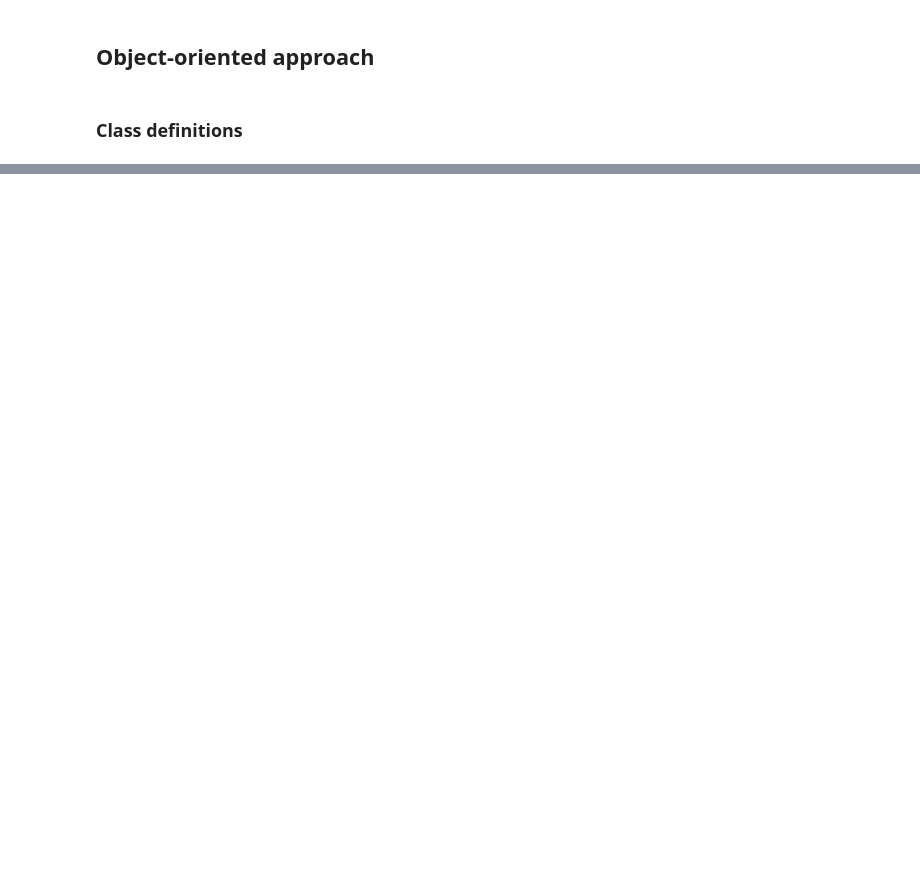
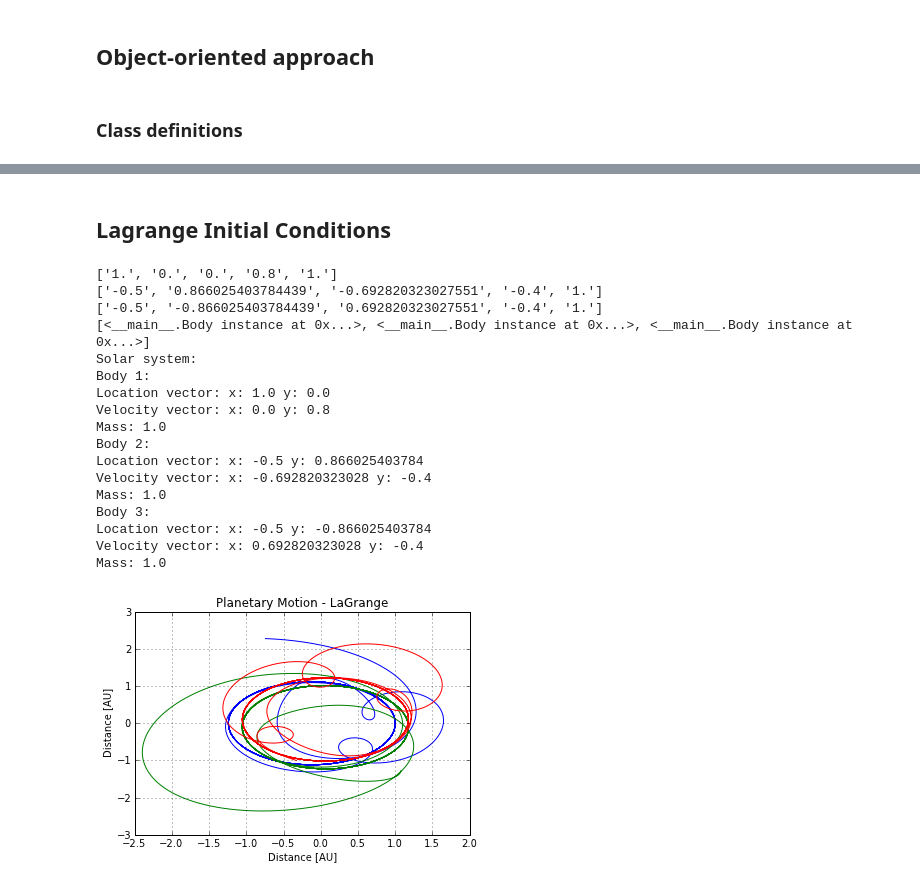
Before and after one commit to johnymontana/CSCI_577, a Jupyter notebook: Object_Oriented_nBody.ipynb, the cells around one changed output, grey strips where cells are left out. Cells and saved outputs as stored; diff of their text form; code cells hidden in the pictures; blank space fills up the shorter version.

```diff
--- a/Object_Oriented_nBody.ipynb
+++ b/Object_Oriented_nBody.ipynb
@@ -284,0 +266,34 @@ print y[:,9]
+# %% [markdown]
+## Lagrange Initial Conditions
+# %%
+world = BigBang("lagrange.dat")
+print world.solar_system
+f = Force(world.solar_system)
+time = linspace(0.0, 100, 2000)
+y=odeint(f, f.system.get_state(), time)
+plot(y[:,0], y[:,1])
+plot(y[:,4], y[:,5])
+plot(y[:,8], y[:,9])
+xlabel('Distance [AU]')
+ylabel('Distance [AU]')
+title('Planetary Motion - LaGrange')
+grid()
+# %% [output]
+['1.', '0.', '0.', '0.8', '1.']
+['-0.5', '0.866025403784439', '-0.692820323027551', '-0.4', '1.']
+['-0.5', '-0.866025403784439', '0.692820323027551', '-0.4', '1.']
+[<__main__.Body instance at 0x...>, <__main__.Body instance at 0x...>, <__main__.Body instance at 0x...>]
+Solar system:
+Body 1:
+Location vector: x: 1.0 y: 0.0
+Velocity vector: x: 0.0 y: 0.8
+Mass: 1.0
+Body 2:
+Location vector: x: -0.5 y: 0.866025403784
+Velocity vector: x: -0.692820323028 y: -0.4
+Mass: 1.0
+Body 3:
+Location vector: x: -0.5 y: -0.866025403784
+Velocity vector: x: 0.692820323028 y: -0.4
+Mass: 1.0
+[figure, added]
```
Also changed, not shown: parts of 17 cells of this notebook, 1 other file.
